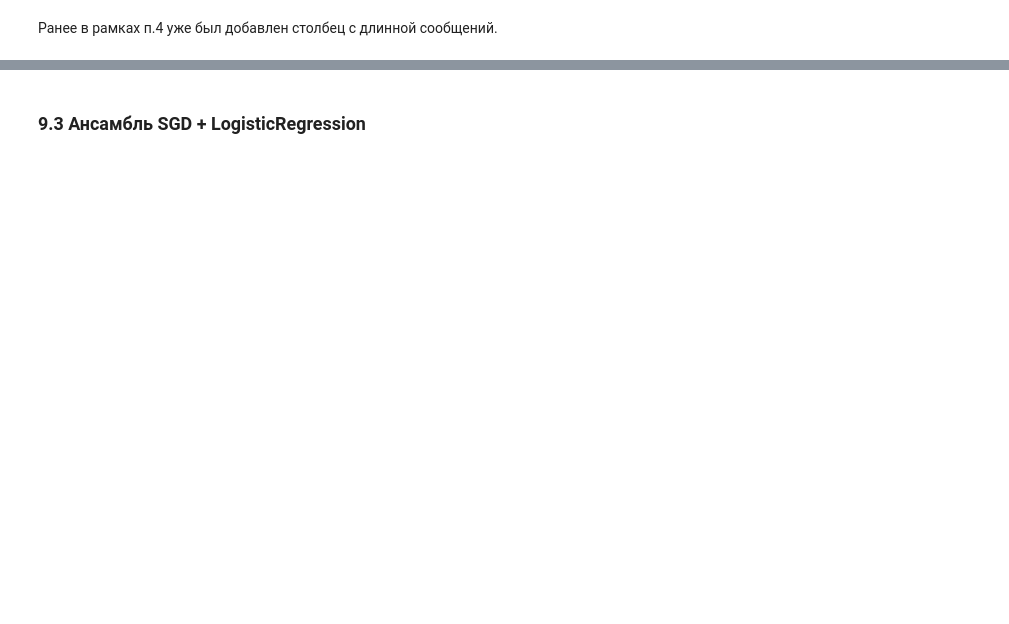
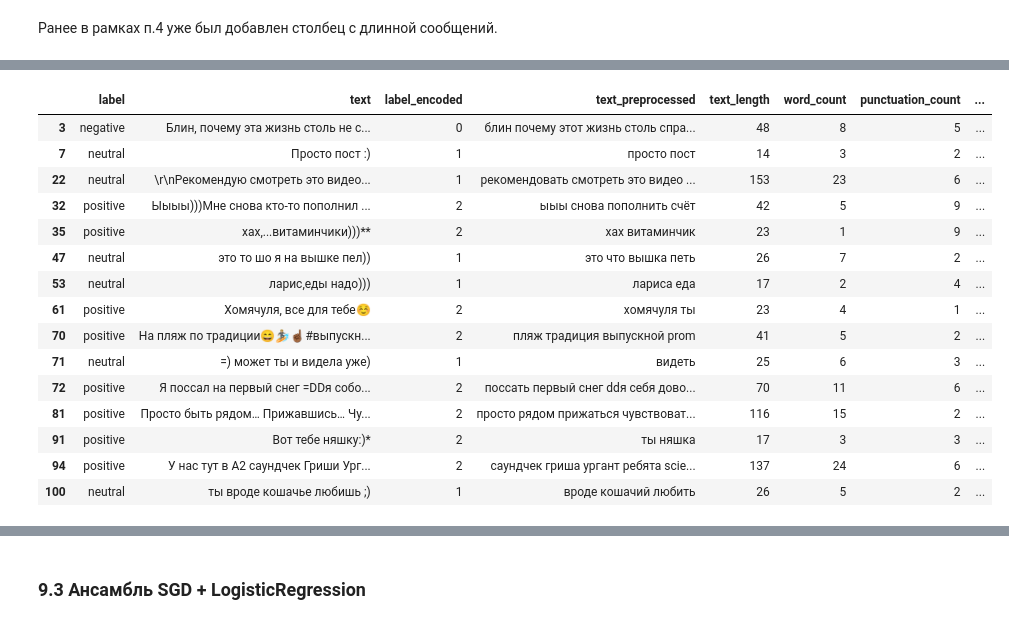
Before and after one commit to avseitsevad/Avseitseva_coursework_ML, a Jupyter notebook: notebook.ipynb, the cells around one changed output, grey strips where cells are left out. Saved outputs shown, nothing was run; the diff lists cells and outputs as text; code cells hidden in the pictures; blank space fills up the shorter version.

```diff
--- a/notebook.ipynb
+++ b/notebook.ipynb
@@ -1028,0 +997,5 @@ display(comparison_df_92)
+# %%
+import string
+import regex as re
+
+df["punctuation_count"] = df["text"].apply(lambda x: sum(1 for ch in x if ch in string.punctuation))
@@ -1028,0 +1016,24 @@ display(comparison_df_92)
+# %%
+from emot import *
+import re
+
+emot_obj = emot()
+
+# Паттерн: группы из 2 и более скобок ) или ( подряд
+bracket_pattern = re.compile(r'((?:\)+)|(?:\(+)){2,}')
+
+def build_emoji_string(text):
+    # Эмодзи
+    emoji_res = emot_obj.emoji(text)
+    emoji_list = emoji_res.get("value", []) if emoji_res.get("flag") else []
+
+    # Эмотиконы
+    emoticon_res = emot_obj.emoticons(text)
+    emoticon_list = emoticon_res.get("value", []) if emoticon_res.get("flag") else []
+
+    # Последовательности скобок
+    brackets = bracket_pattern.findall(text)
+
+    # Объединяем всё в одну строку, разделённую пробелами
+    emoji_string = " ".join(emoji_list + emoticon_list + brackets)
+    return emoji_string
@@ -1028,0 +1042,19 @@ display(comparison_df_92)
+# %%
+df[df["emoji_string"].str.strip() != ""].head(15)
+# %% [output]
+|  | label | text | label_encoded | text_preprocessed | text_length | word_count | punctuation_count | ... |
+| 3 | negative | Блин, почему эта жизнь столь не с... | 0 | блин почему этот жизнь столь спра... | 48 | 8 | 5 | ... |
+| 7 | neutral | Просто пост :) | 1 | просто пост | 14 | 3 | 2 | ... |
+| 22 | neutral | \r\nРекомендую смотреть это видео... | 1 | рекомендовать смотреть это видео ... | 153 | 23 | 6 | ... |
+| 32 | positive | Ыыыы)))Мне снова кто-то пополнил ... | 2 | ыыы снова пополнить счёт | 42 | 5 | 9 | ... |
+| 35 | positive | хах,...витаминчики)))** | 2 | хах витаминчик | 23 | 1 | 9 | ... |
+| 47 | neutral | это то шо я на вышке пел)) | 1 | это что вышка петь | 26 | 7 | 2 | ... |
+| 53 | neutral | ларис,еды надо))) | 1 | лариса еда | 17 | 2 | 4 | ... |
+| 61 | positive | Хомячуля, все для тебе☺ | 2 | хомячуля ты | 23 | 4 | 1 | ... |
+| 70 | positive | На пляж по традиции😄🏄🏼☝🏾️#выпускн... | 2 | пляж традиция выпускной prom | 41 | 5 | 2 | ... |
+| 71 | neutral | =) может ты и видела уже) | 1 | видеть | 25 | 6 | 3 | ... |
+| 72 | positive | Я поссал на первый снег =DDя собо... | 2 | поссать первый снег ddя себя дово... | 70 | 11 | 6 | ... |
+| 81 | positive | Просто быть рядом… Прижавшись… Чу... | 2 | просто рядом прижаться чувствоват... | 116 | 15 | 2 | ... |
+| 91 | positive | Вот тебе няшку:)* | 2 | ты няшка | 17 | 3 | 3 | ... |
+| 94 | positive | У нас тут в А2 саундчек Гриши Ург... | 2 | саундчек гриша ургант ребята scie... | 137 | 24 | 6 | ... |
+| 100 | neutral | ты вроде кошачье любишь ;) | 1 | вроде кошачий любить | 26 | 5 | 2 | ... |
```
Also changed, not shown: parts of 38 cells of this notebook.
